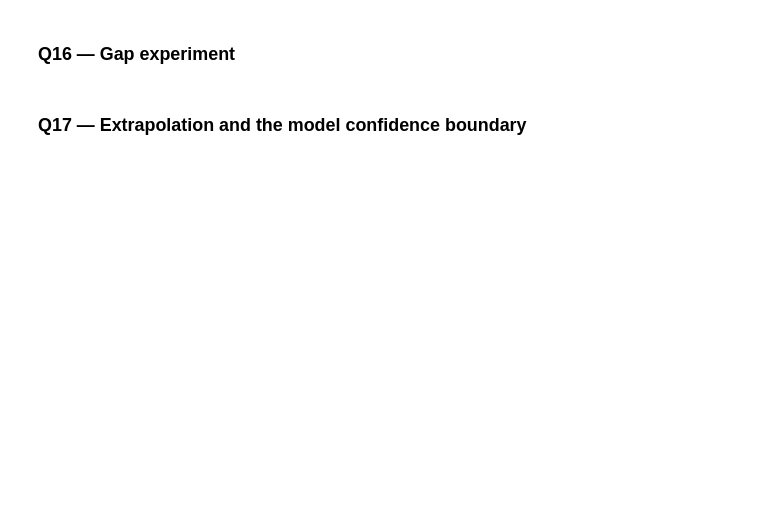
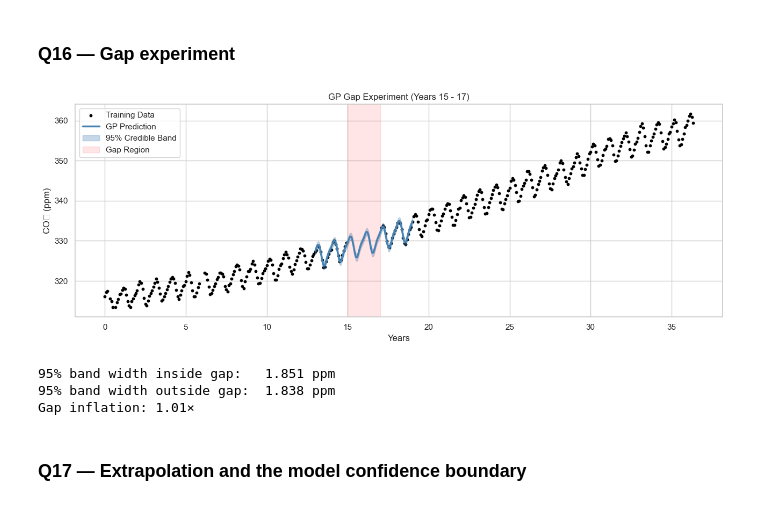
Before and after one commit to daymmm/bayesian-model, a Jupyter notebook: prob.ipynb, the cells around one changed output. Cells and saved outputs as stored; diff of their text form; code cells hidden in the pictures; blank space fills up the shorter version.

```diff
--- a/prob.ipynb
+++ b/prob.ipynb
@@ -819,38 +816,43 @@ plt.tight_layout(); plt.show()
 # %% [markdown]
 ### Q16 — Gap experiment
 # %%
-# YOUR CODE HERE
-# Remove all training observations between year 15 and year 17 (~1973–1975)
-# Refit the GP on the remaining training data
-# Zoom into the gap region and describe how the bands behave inside vs outside the gap
-
 gap_lo, gap_hi = 15.0, 17.0
 
 # YOUR CODE HERE: create t_gap_tr and y_gap_tr with the gap removed
-t_gap_tr = None
-y_gap_tr = None
-raise NotImplementedError("Remove gap from training data and refit GP")
+gap_mask = (t_train.flatten() < gap_lo) | (t_train.flatten() > gap_hi)
+t_gap_tr = t_train[gap_mask]
+y_gap_tr = y_train[gap_mask]
 
 gp_gap = GaussianProcessRegressor(kernel=kernel, n_restarts_optimizer=3,
                                    normalize_y=True, random_state=42)
-# YOUR CODE HERE: fit gp_gap on (t_gap_tr, y_gap_tr)
-raise NotImplementedError("Fit gp_gap")
+gp_gap.fit(t_gap_tr, y_gap_tr)
 
 # Predict around the gap and plot
 t_zoom = np.linspace(gap_lo - 2, gap_hi + 2, 400).reshape(-1, 1)
 y_gz, y_gz_std = gp_gap.predict(t_zoom, return_std=True)
 
 fig, ax = plt.subplots(figsize=(13, 5))
-# YOUR PLOT CODE HERE — show the gap region, credible bands, and training data
-raise NotImplementedError("Plot gap experiment results")
+ax.scatter(t_gap_tr, y_gap_tr, color='black', s=10, label='Training Data')
+ax.plot(t_zoom, y_gz, color='steelblue', lw=2.5, label='GP Prediction')
+ax.fill_between(t_zoom.flatten(), y_gz - 1.96 * y_gz_std, y_gz + 1.96 * y_gz_std, color='steelblue', alpha=0.3, label='95% Credible Band')
+ax.axvspan(gap_lo, gap_hi, color='red', alpha=0.1, label='Gap Region')
+ax.set_xlabel('Years')
+ax.set_ylabel('CO₂ (ppm)')
+ax.set_title('GP Gap Experiment (Years 15 - 17)')
+ax.legend()
 plt.tight_layout(); plt.show()
 
 # Compute band width inside vs outside gap
 band_in  = 4 * y_gz_std[(t_zoom.flatten() >= gap_lo) & (t_zoom.flatten() <= gap_hi)].mean()
 band_out = 4 * y_gz_std[t_zoom.flatten() < gap_lo].mean()
 print(f"95% band width inside gap:   {band_in:.3f} ppm")
 print(f"95% band width outside gap:  {band_out:.3f} ppm")
 print(f"Gap inflation: {band_in/band_out:.2f}×")
+# %% [output]
+[figure, added]
+95% band width inside gap:   1.851 ppm
+95% band width outside gap:  1.838 ppm
+Gap inflation: 1.01×
 # %% [markdown]
 ### Q17 — Extrapolation and the model confidence boundary
 # %%
```
Also changed, not shown: parts of 6 cells of this notebook.
